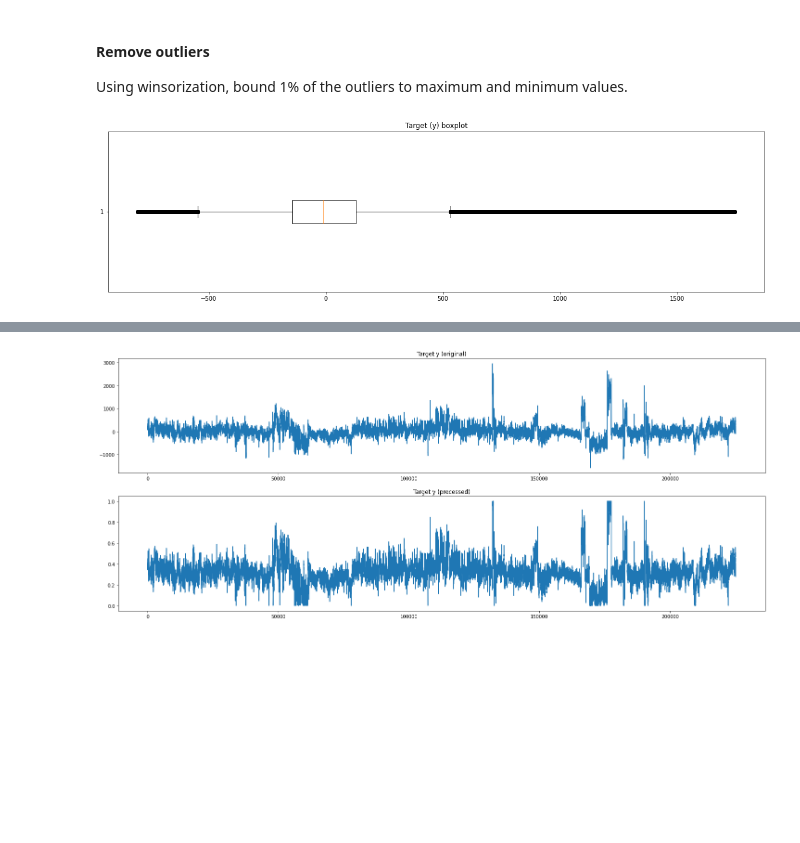
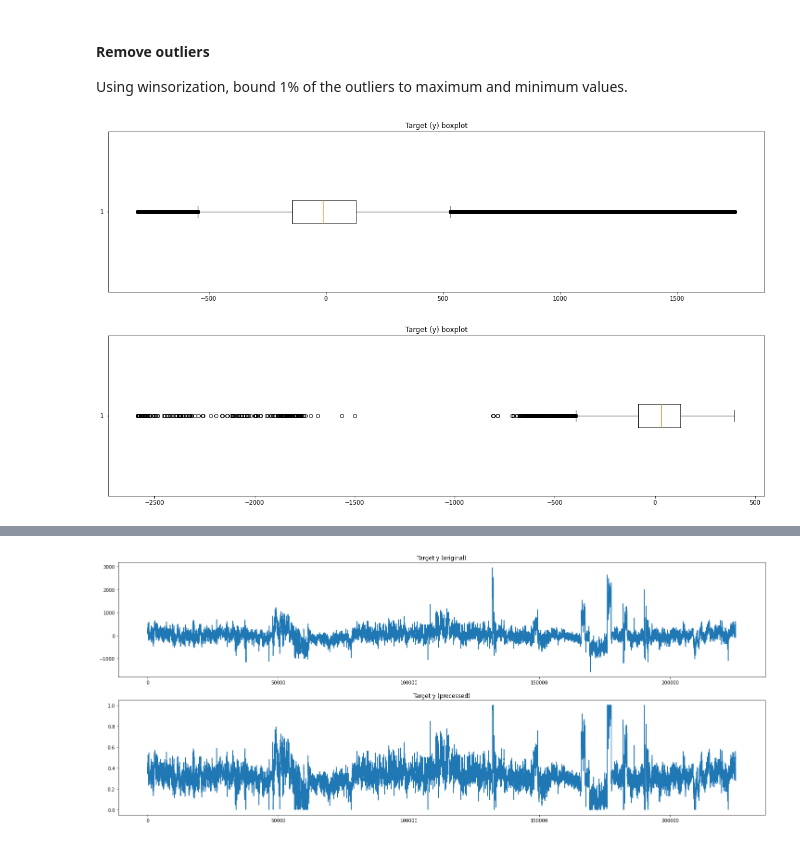
Before and after one commit to haakon8855/time-series-forecasting-RNN, a Jupyter notebook: eda.ipynb, the cells around one changed output, grey strips where cells are left out. Cells and saved outputs as stored; diff of their text form; code cells hidden in the pictures; blank space fills up the shorter version.

```diff
--- a/eda.ipynb
+++ b/eda.ipynb
@@ -42,10 +44,13 @@ def winsorize_one_percent(dataframe):
     return dataframe
 
 data_train = winsorize_one_percent(data_train)
+data_valid = winsorize_one_percent(data_valid)
 # %%
 show_boxplot(data_train, 'y*')
+show_boxplot(data_valid, 'y*')
 # %% [output]
 [figure]
+[figure, added]
 # %%
 def normalize_data(dataframe, new_min: int = 0, new_max: int = 1):
     """
```
Also changed, not shown: parts of 1 cell of this notebook.
